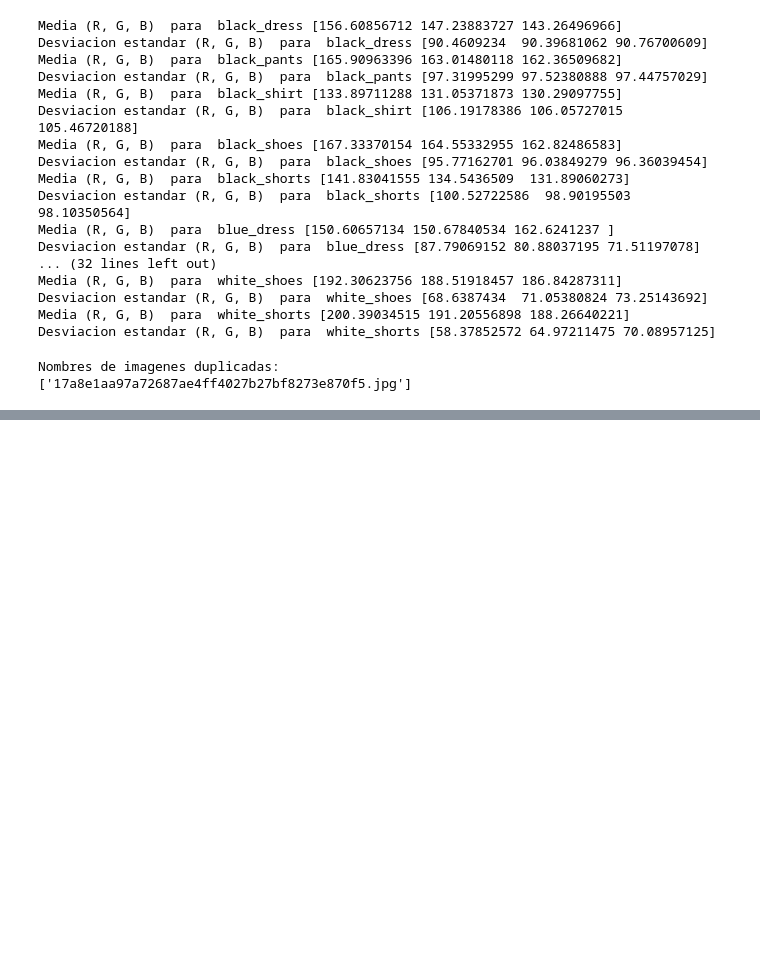
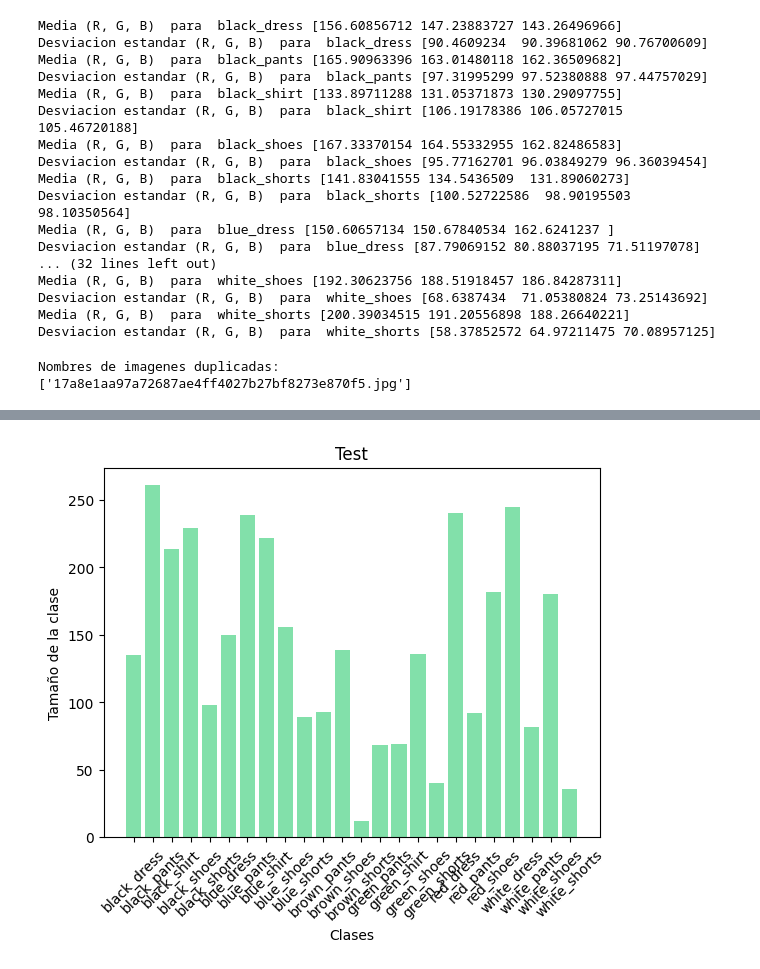
Before and after one commit to alanalbertc/clasificador-de-ropa, a Jupyter notebook: Clasificador de ropa.ipynb, the cells around one changed output, grey strips where cells are left out. Saved outputs shown, nothing was run; the diff lists cells and outputs as text; code cells hidden in the pictures; blank space fills up the shorter version.

```diff
--- a/Clasificador de ropa.ipynb
+++ b/Clasificador de ropa.ipynb
@@ -156,0 +239,20 @@ Nombres de imagenes duplicadas:
+# %%
+# Grafica de barras para test
+color = (
+    0.509,
+    0.878,
+    0.666,
+    1.0
+)
+classe_names = list(examen_test.keys())
+num_images = list(examen_test.values())
+plt.bar(classe_names, num_images, color = color)
+plt.xlabel("Clases")
+plt.ylabel("Tamaño de la clase")
+plt.title("Test")
+plt.xticks(rotation=45)
+
+#Mostrar la grafica
+plt.show()
+# %% [output]
+[figure, added]
```
Also changed, not shown: parts of 9 cells of this notebook.
